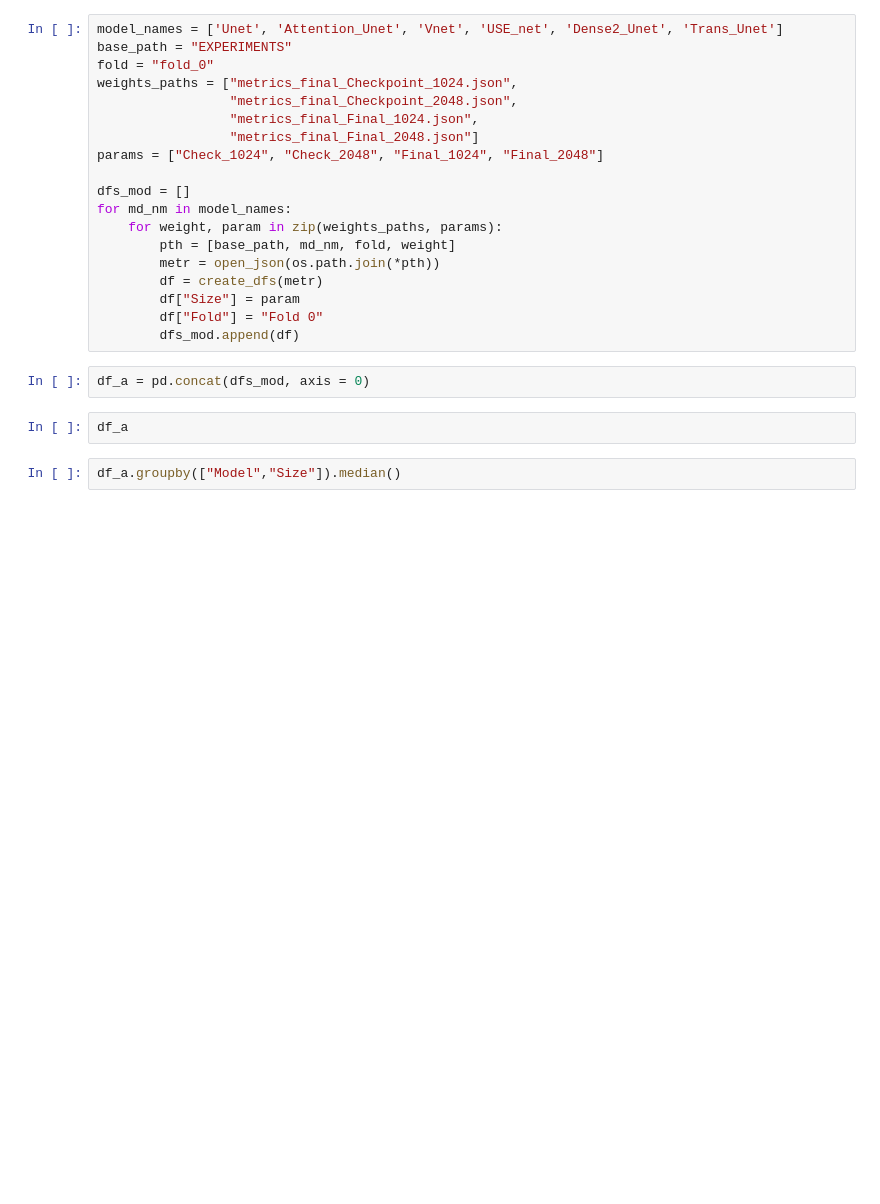
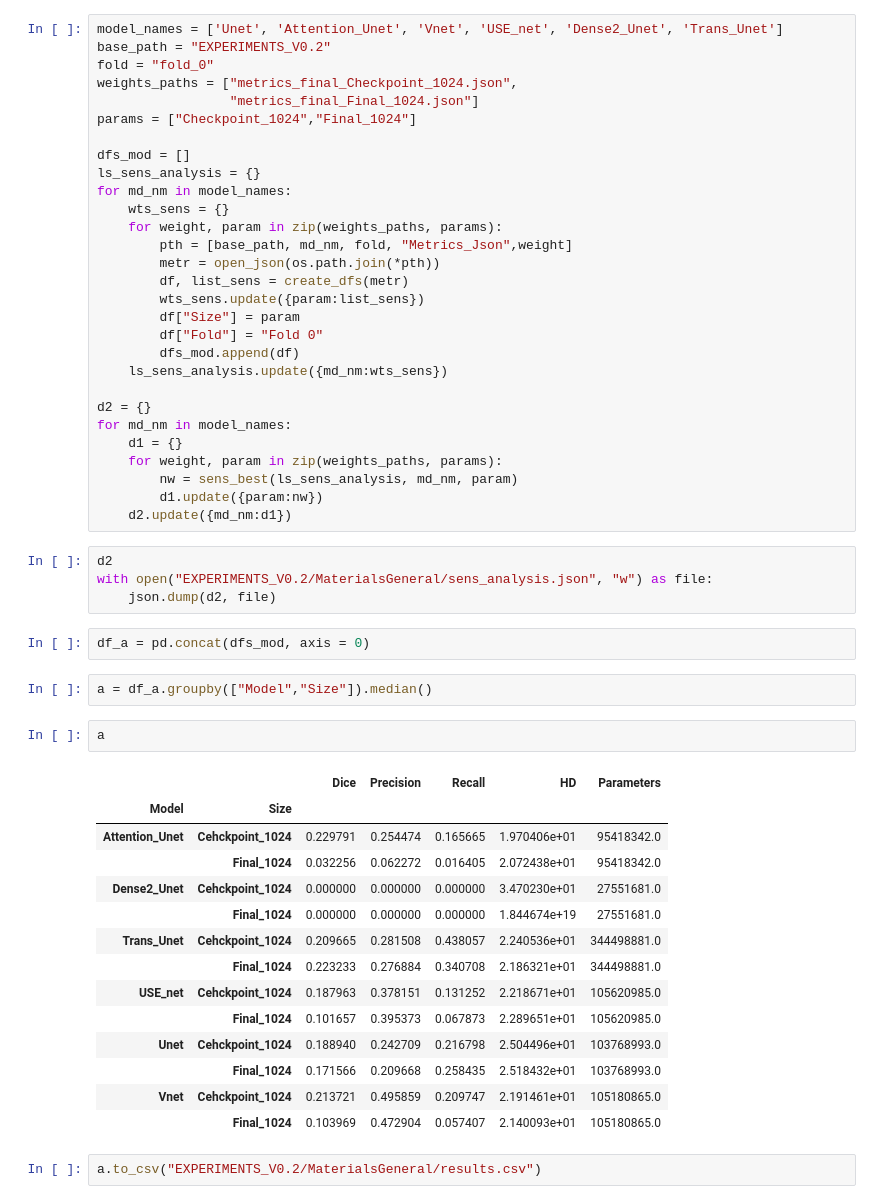
Before and after one commit to dzaridis/Prostate-Cancer-Detection, a Jupyter notebook: Results_Analysis.ipynb, the cells around one changed output. Drawn from its saved outputs; the diff is of its cells as text; blank space fills up the shorter version.

Commit message:
Feat: Added sensitivity analysis and changes notebooks

```diff
--- a/Results_Analysis.ipynb
+++ b/Results_Analysis.ipynb
@@ -14,25 +27,56 @@ def create_dfs(metr):
 # %%
 model_names = ['Unet', 'Attention_Unet', 'Vnet', 'USE_net', 'Dense2_Unet', 'Trans_Unet']
-base_path = "EXPERIMENTS"
+base_path = "EXPERIMENTS_V0.2"
 fold = "fold_0"
 weights_paths = ["metrics_final_Checkpoint_1024.json",
-                 "metrics_final_Checkpoint_2048.json",
-                 "metrics_final_Final_1024.json",
-                 "metrics_final_Final_2048.json"]
-params = ["Check_1024", "Check_2048", "Final_1024", "Final_2048"]
+                 "metrics_final_Final_1024.json"]
+params = ["Checkpoint_1024","Final_1024"]
 
 dfs_mod = []
+ls_sens_analysis = {}
 for md_nm in model_names:
+    wts_sens = {}
     for weight, param in zip(weights_paths, params):
-        pth = [base_path, md_nm, fold, weight]
+        pth = [base_path, md_nm, fold, "Metrics_Json",weight]
         metr = open_json(os.path.join(*pth))
-        df = create_dfs(metr)
+        df, list_sens = create_dfs(metr)
+        wts_sens.update({param:list_sens})
         df["Size"] = param
         df["Fold"] = "Fold 0"
         dfs_mod.append(df)
+    ls_sens_analysis.update({md_nm:wts_sens})
+
+d2 = {}
+for md_nm in model_names:
+    d1 = {}
+    for weight, param in zip(weights_paths, params):
+        nw = sens_best(ls_sens_analysis, md_nm, param)
+        d1.update({param:nw})
+    d2.update({md_nm:d1})
+# %%
+d2
+with open("EXPERIMENTS_V0.2/MaterialsGeneral/sens_analysis.json", "w") as file:
+    json.dump(d2, file)
 # %%
 df_a = pd.concat(dfs_mod, axis = 0)
-# %%
-df_a
 # %%
-df_a.groupby(["Model","Size"]).median()
+a = df_a.groupby(["Model","Size"]).median()
+# %%
+a
+# %% [output]
+|  |  | Dice | Precision | Recall | HD | Parameters |
+| Model | Size |  |  |  |  |  |
+| Attention_Unet | Cehckpoint_1024 | 0.229791 | 0.254474 | 0.165665 | 1.970406e+01 | 95418342.0 |
+|  | Final_1024 | 0.032256 | 0.062272 | 0.016405 | 2.072438e+01 | 95418342.0 |
+| Dense2_Unet | Cehckpoint_1024 | 0.000000 | 0.000000 | 0.000000 | 3.470230e+01 | 27551681.0 |
+|  | Final_1024 | 0.000000 | 0.000000 | 0.000000 | 1.844674e+19 | 27551681.0 |
+| Trans_Unet | Cehckpoint_1024 | 0.209665 | 0.281508 | 0.438057 | 2.240536e+01 | 344498881.0 |
+|  | Final_1024 | 0.223233 | 0.276884 | 0.340708 | 2.186321e+01 | 344498881.0 |
+| USE_net | Cehckpoint_1024 | 0.187963 | 0.378151 | 0.131252 | 2.218671e+01 | 105620985.0 |
+|  | Final_1024 | 0.101657 | 0.395373 | 0.067873 | 2.289651e+01 | 105620985.0 |
+| Unet | Cehckpoint_1024 | 0.188940 | 0.242709 | 0.216798 | 2.504496e+01 | 103768993.0 |
+|  | Final_1024 | 0.171566 | 0.209668 | 0.258435 | 2.518432e+01 | 103768993.0 |
+| Vnet | Cehckpoint_1024 | 0.213721 | 0.495859 | 0.209747 | 2.191461e+01 | 105180865.0 |
+|  | Final_1024 | 0.103969 | 0.472904 | 0.057407 | 2.140093e+01 | 105180865.0 |
+# %%
+a.to_csv("EXPERIMENTS_V0.2/MaterialsGeneral/results.csv")
```
Also changed, not shown: parts of 1 cell of this notebook, 4 other files.
